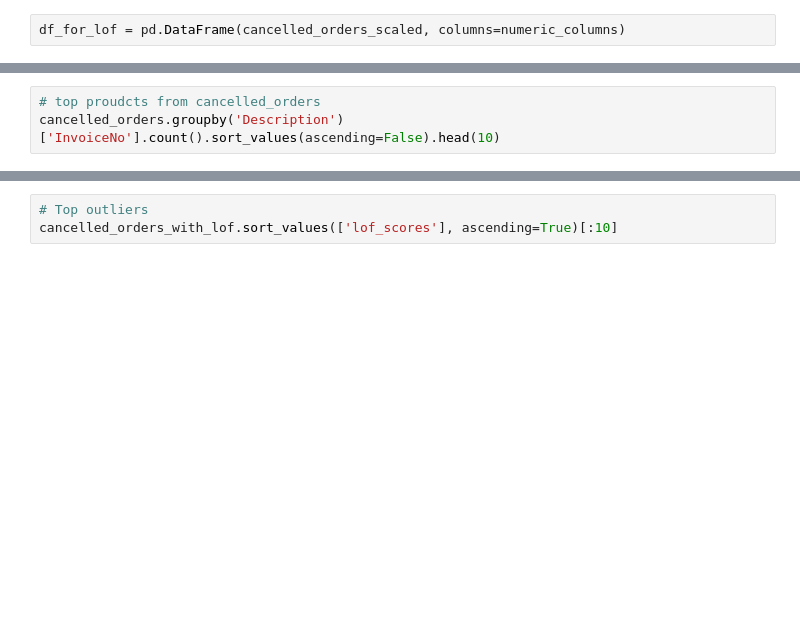
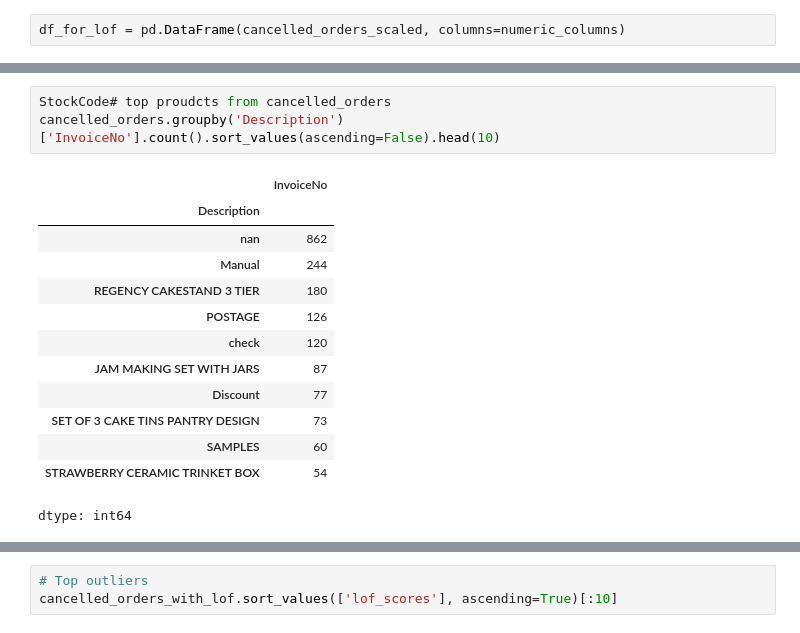
Before and after one commit to karapradeepkumar/Group14_MLUL2, a Jupyter notebook: Group14_MLUL2.ipynb, the cells around one changed output, grey strips where cells are left out. Saved outputs shown, nothing was run; the diff lists cells and outputs as text; blank space fills up the shorter version.

```diff
--- a/Group14_MLUL2.ipynb
+++ b/Group14_MLUL2.ipynb
@@ -718,6 +800,20 @@ df_for_lof
 # %%
-# top proudcts from cancelled_orders
+StockCode# top proudcts from cancelled_orders
 cancelled_orders.groupby('Description')['InvoiceNo'].count().sort_values(ascending=False).head(10)
+# %% [output]
+|  | InvoiceNo |
+| Description |  |
+| nan | 862 |
+| Manual | 244 |
+| REGENCY CAKESTAND 3 TIER | 180 |
+| POSTAGE | 126 |
+| check | 120 |
+| JAM MAKING SET WITH JARS | 87 |
+| Discount | 77 |
+| SET OF 3 CAKE TINS PANTRY DESIGN | 73 |
+| SAMPLES | 60 |
+| STRAWBERRY CERAMIC TRINKET BOX | 54 |
+dtype: int64
 # %%
 # Finding the lof scores
 lof = LocalOutlierFactor(n_neighbors=25)
```
Also changed, not shown: parts of 17 cells of this notebook.
